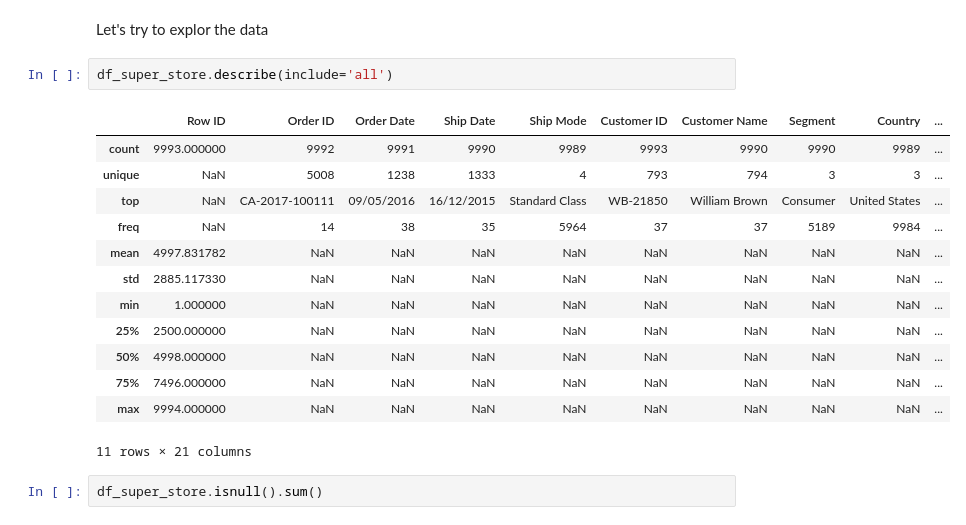
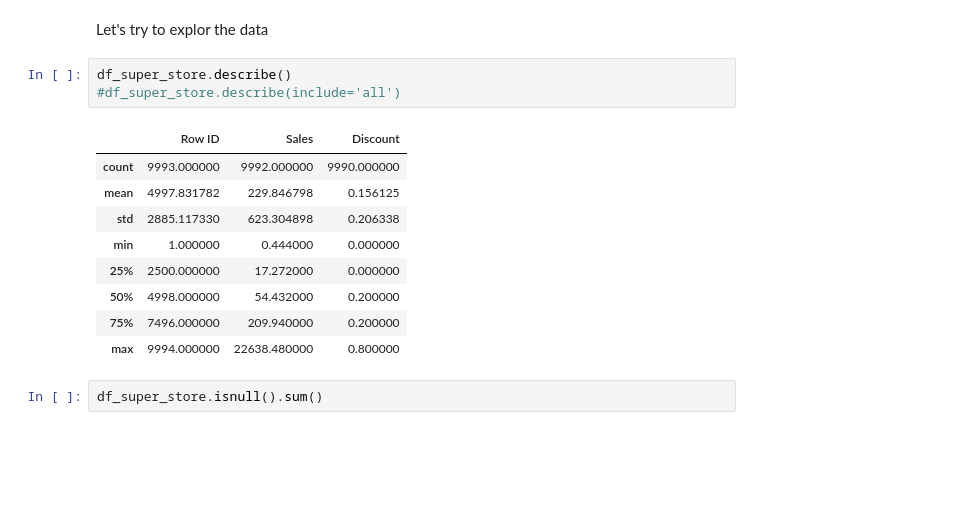
Before and after one commit to engmohamedsalah/AIMaster-Training, a Jupyter notebook: Building_an_AI_based_Application.ipynb, the cells around one changed output. Saved outputs shown, nothing was run; the diff lists cells and outputs as text; blank space fills up the shorter version.

```diff
--- a/Building_an_AI_based_Application.ipynb
+++ b/Building_an_AI_based_Application.ipynb
@@ -72,21 +72,18 @@ Process the dataset's variables and conduct exploratory data analysis. Explore t
 # %% [markdown]
 Let's try to explor the data
 # %%
-df_super_store.describe(include='all')
+df_super_store.describe()
+#df_super_store.describe(include='all')
 # %% [output]
-|  | Row ID | Order ID | Order Date | Ship Date | Ship Mode | Customer ID | Customer Name | Segment | Country | ... |
-| count | 9993.000000 | 9992 | 9991 | 9990 | 9989 | 9993 | 9990 | 9990 | 9989 | ... |
-| unique | NaN | 5008 | 1238 | 1333 | 4 | 793 | 794 | 3 | 3 | ... |
-| top | NaN | CA-2017-100111 | 09/05/2016 | 16/12/2015 | Standard Class | WB-21850 | William Brown | Consumer | United States | ... |
-| freq | NaN | 14 | 38 | 35 | 5964 | 37 | 37 | 5189 | 9984 | ... |
-| mean | 4997.831782 | NaN | NaN | NaN | NaN | NaN | NaN | NaN | NaN | ... |
-| std | 2885.117330 | NaN | NaN | NaN | NaN | NaN | NaN | NaN | NaN | ... |
-| min | 1.000000 | NaN | NaN | NaN | NaN | NaN | NaN | NaN | NaN | ... |
-| 25% | 2500.000000 | NaN | NaN | NaN | NaN | NaN | NaN | NaN | NaN | ... |
-| 50% | 4998.000000 | NaN | NaN | NaN | NaN | NaN | NaN | NaN | NaN | ... |
-| 75% | 7496.000000 | NaN | NaN | NaN | NaN | NaN | NaN | NaN | NaN | ... |
-| max | 9994.000000 | NaN | NaN | NaN | NaN | NaN | NaN | NaN | NaN | ... |
+|  | Row ID | Sales | Discount |
+| count | 9993.000000 | 9992.000000 | 9990.000000 |
+| mean | 4997.831782 | 229.846798 | 0.156125 |
+| std | 2885.117330 | 623.304898 | 0.206338 |
+| min | 1.000000 | 0.444000 | 0.000000 |
+| 25% | 2500.000000 | 17.272000 | 0.000000 |
+| 50% | 4998.000000 | 54.432000 | 0.200000 |
+| 75% | 7496.000000 | 209.940000 | 0.200000 |
+| max | 9994.000000 | 22638.480000 | 0.800000 |
-11 rows × 21 columns
 # %%
 df_super_store.isnull().sum()
 # %% [output]
```
Also changed, not shown: parts of 8 cells of this notebook.
